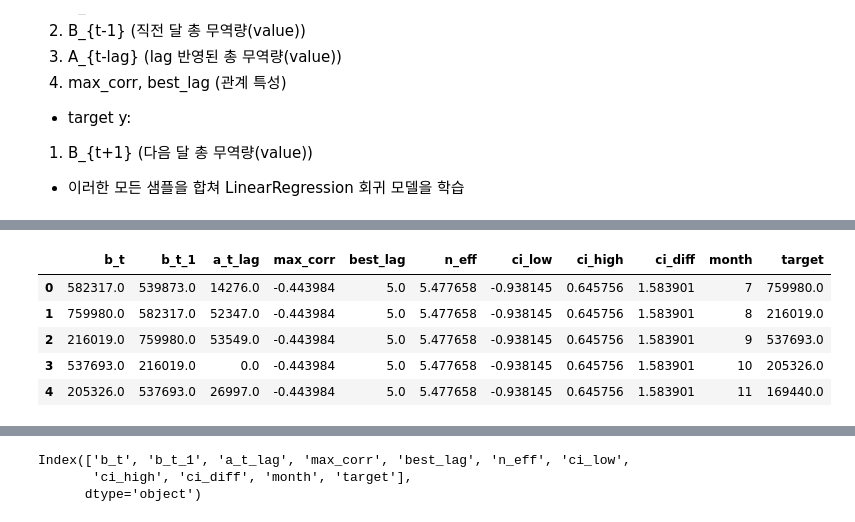
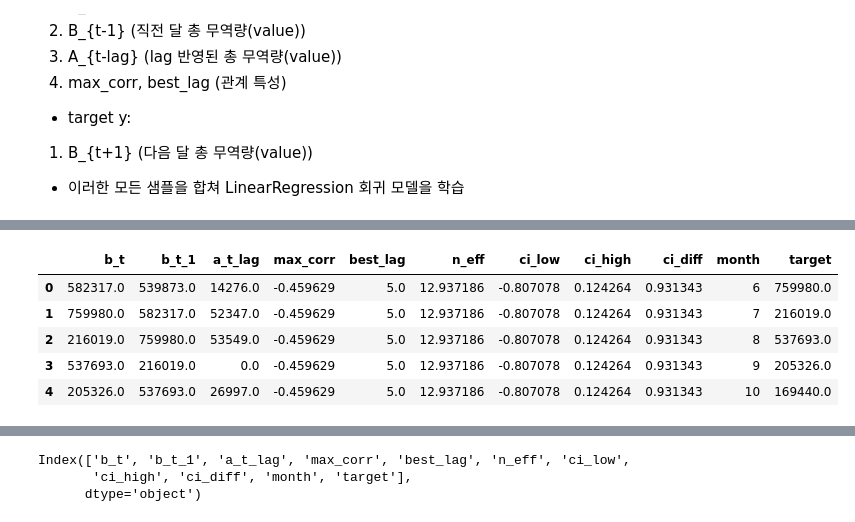
Before and after one commit to hongjeonghui/data-contest-lab, a Jupyter notebook: competitions/2025-kookmin-aibd/02_experiments/notebooks/notebook_code_대일/[Baseline]_피어슨 상관계수 기반 공행성 판단 및 회귀 모델 학습_추론.ipynb, the cells around one changed output, grey strips where cells are left out. Drawn from its saved outputs; the diff is of its cells as text; code cells hidden in the pictures.

```diff
--- a/competitions/2025-kookmin-aibd/02_experiments/notebooks/notebook_code_대일/[Baseline]_피어슨 상관계수 기반 공행성 판단 및 회귀 모델 학습_추론.ipynb
+++ b/competitions/2025-kookmin-aibd/02_experiments/notebooks/notebook_code_대일/[Baseline]_피어슨 상관계수 기반 공행성 판단 및 회귀 모델 학습_추론.ipynb
@@ -403,7 +649,7 @@ long_a = (
       .assign(series="minmax")
 )
 long_b = (
-    df_minmax_vw
+    df_minmax_log
       .melt(id_vars="ym", var_name="item", value_name="value")
       .assign(series="minmax_vw")
 )
@@ -623,8 +869,8 @@ def transform_series(v, mode="log1p-pct", winsor=0.01, zscore=True):
     elif mode == "diff12":
         x = pd.Series(x).diff(12).to_numpy()
     # 윈저라이즈
-    # if winsor:
-    #     x = winsorize(x, q=winsor)
+    if winsor:
+        x = winsorize(x, q=winsor)
     # 표준화
     if zscore:
         m, s = np.nanmean(x), np.nanstd(x)
@@ -643,8 +889,8 @@ def lag_overlap_corr(x, y, lag, spearman=False):
     xw = x[:-lag]
     yw = y[lag:]
     # 실제 겹치는 유효 길이(둘 다 finite)
-    # mask = np.isfinite(xw) & np.isfinite(yw)
-    # xw = xw[mask]; yw = yw[mask]
+    mask = np.isfinite(xw) & np.isfinite(yw)
+    xw = xw[mask]; yw = yw[mask]
     n = len(xw)
     if n < 2:
         return np.nan, 0
@@ -707,10 +953,9 @@ def find_leadlag_pairs(
     for i, item in enumerate(items):
         v_raw = raw[i, :].astype(float)
         nonzero_cnt[item] = int(np.count_nonzero(v_raw))
-        x = transform_series(v_raw, mode=transform,zscore=False)
+        x = transform_series(v_raw, mode=transform,zscore=True)
         series[item] = x
         ar1[item] = ar1_lag1_autocorr(x)
-    # print(ar1)
 
     results = []
     for i, leader in enumerate(items):
@@ -766,11 +1011,12 @@ def find_leadlag_pairs(
 # -----------------------------
 # 위에서 이미 pivot을 생성하셨으므로 바로 호출:
 pairs = find_leadlag_pairs(
-    pivot,
+    # pivot,
+    pivot.iloc[:,:-1],
     max_lag=6,
-    min_nonzero=29,
+    min_nonzero=12,
     min_overlap=24,
-    corr_threshold=0.3,
+    corr_threshold=0.4,
     alpha=0.05,
     # transform="log1p",   # 추천: 규모/추세 영향 완화
     transform="level",
@@ -1080,6 +1348,7 @@ def build_training_data(pivot, pairs):
     n_months = len(months)
 
     rows = []
+    vaild_rows = []
 
     for row in pairs.itertuples(index=False):
         leader = row.leading_item_id
@@ -1104,28 +1373,45 @@ def build_training_data(pivot, pairs):
             b_t_1 = b_series[t - 1]
             a_t_lag = a_series[t - lag]
             b_t_plus_1 = b_series[t + 1]
-            month = ((t+1)% 12)+1
+            month = (t % 12)+1
+            if t != (n_months-2):
+              rows.append({
+                  "b_t": b_t,
+                  "b_t_1": b_t_1,
+                  "a_t_lag": a_t_lag,
+                  "max_corr": corr,
+                  "best_lag": float(lag),
+                  "n_eff":n_eff,
+                  "ci_low":ci_low,
+                  "ci_high":ci_high,
+                  "ci_diff":ci_diff,
+                  "month":month,
+                  "target": b_t_plus_1,
 
-            rows.append({
-                "b_t": b_t,
-                "b_t_1": b_t_1,
-                "a_t_lag": a_t_lag,
-                "max_corr": corr,
-                "best_lag": float(lag),
-                "n_eff":n_eff,
-                "ci_low":ci_low,
-                "ci_high":ci_high,
-                "ci_diff":ci_diff,
-                "month":month,
-                "target": b_t_plus_1,
+              })
+            else:
+              vaild_rows.append({
+                  "b_t": b_t,
+                  "b_t_1": b_t_1,
+                  "a_t_lag": a_t_lag,
+                  "max_corr": corr,
+                  "best_lag": float(lag),
+                  "n_eff":n_eff,
+                  "ci_low":ci_low,
+                  "ci_high":ci_high,
+                  "ci_diff":ci_diff,
+                  "month":month,
+                  "target": b_t_plus_1,
 
-            })
+              })
 
     df_train = pd.DataFrame(rows)
-    return df_train
+    df_valid = pd.DataFrame(vaild_rows)
+    return df_train, df_valid
 
 # df_train_model = build_training_data(df_minmax.set_index(df_minmax["ym"]).drop("ym",axis=1).T, pairs)
-df_train_model = build_training_data(pivot, pairs)
+# df_train_model = build_training_data(pivot, pairs)
+df_train_model, df_valid_model = build_training_data(pivot, pairs)
 print('생성된 학습 데이터의 shape :', df_train_model.shape)
 df_train_model.head()
 # %% [output]
@@ -1133,6 +1419,6 @@ df_train_model.head()
 |  | b_t | b_t_1 | a_t_lag | max_corr | best_lag | n_eff | ci_low | ci_high | ci_diff | month | target |
-| 0 | 582317.0 | 539873.0 | 14276.0 | -0.443984 | 5.0 | 5.477658 | -0.938145 | 0.645756 | 1.583901 | 7 | 759980.0 |
-| 1 | 759980.0 | 582317.0 | 52347.0 | -0.443984 | 5.0 | 5.477658 | -0.938145 | 0.645756 | 1.583901 | 8 | 216019.0 |
-| 2 | 216019.0 | 759980.0 | 53549.0 | -0.443984 | 5.0 | 5.477658 | -0.938145 | 0.645756 | 1.583901 | 9 | 537693.0 |
-| 3 | 537693.0 | 216019.0 | 0.0 | -0.443984 | 5.0 | 5.477658 | -0.938145 | 0.645756 | 1.583901 | 10 | 205326.0 |
-| 4 | 205326.0 | 537693.0 | 26997.0 | -0.443984 | 5.0 | 5.477658 | -0.938145 | 0.645756 | 1.583901 | 11 | 169440.0 |
+| 0 | 582317.0 | 539873.0 | 14276.0 | -0.459629 | 5.0 | 12.937186 | -0.807078 | 0.124264 | 0.931343 | 6 | 759980.0 |
+| 1 | 759980.0 | 582317.0 | 52347.0 | -0.459629 | 5.0 | 12.937186 | -0.807078 | 0.124264 | 0.931343 | 7 | 216019.0 |
+| 2 | 216019.0 | 759980.0 | 53549.0 | -0.459629 | 5.0 | 12.937186 | -0.807078 | 0.124264 | 0.931343 | 8 | 537693.0 |
+| 3 | 537693.0 | 216019.0 | 0.0 | -0.459629 | 5.0 | 12.937186 | -0.807078 | 0.124264 | 0.931343 | 9 | 205326.0 |
+| 4 | 205326.0 | 537693.0 | 26997.0 | -0.459629 | 5.0 | 12.937186 | -0.807078 | 0.124264 | 0.931343 | 10 | 169440.0 |
```
Also changed, not shown: parts of 63 cells of this notebook.
